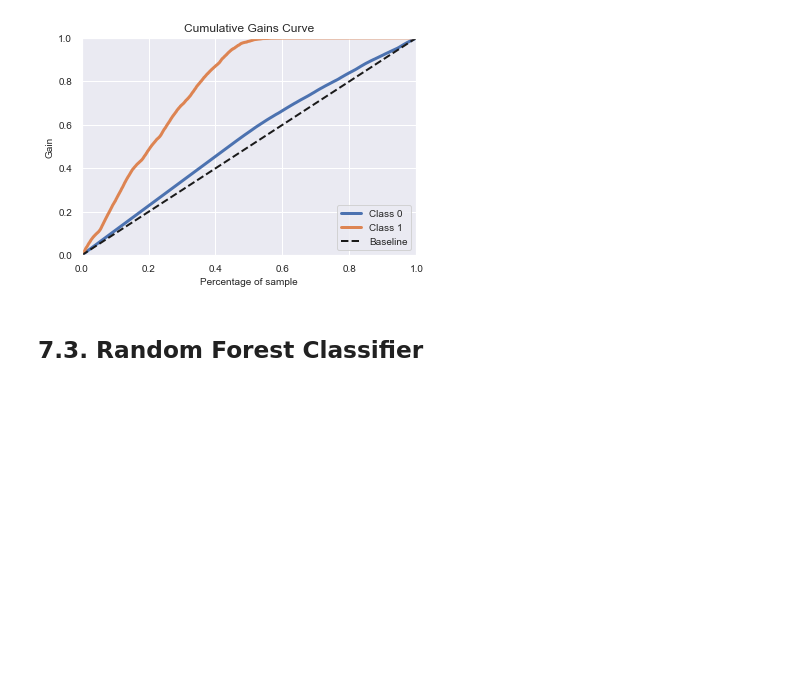
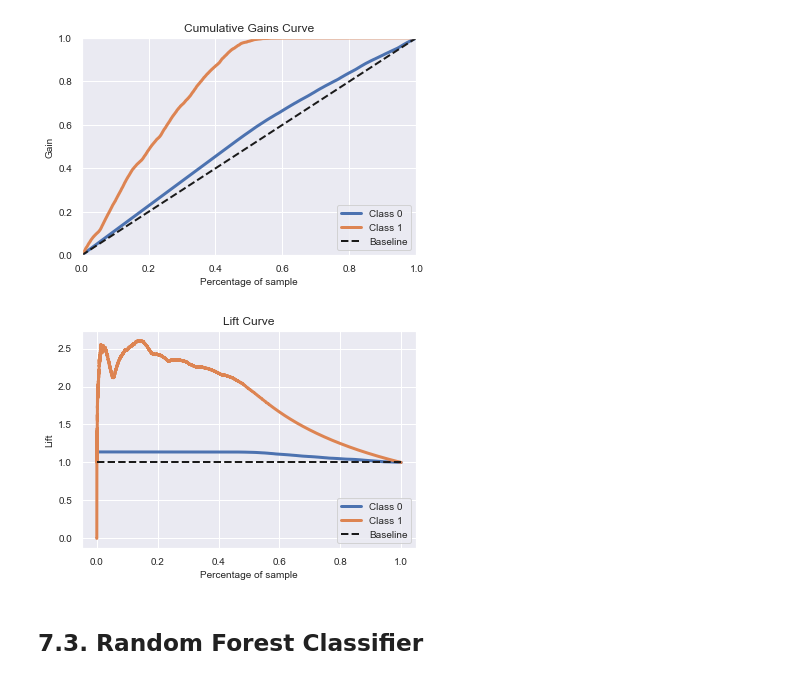
Before and after one commit to ThiagoBorgesLima/health_insurance, a Jupyter notebook: notebooks/mdfl_health_insurance_cross_sell.ipynb, the cells around one changed output. Saved outputs shown, nothing was run; the diff lists cells and outputs as text; code cells hidden in the pictures; blank space fills up the shorter version.

```diff
--- a/notebooks/mdfl_health_insurance_cross_sell.ipynb
+++ b/notebooks/mdfl_health_insurance_cross_sell.ipynb
@@ -496,6 +502,11 @@ yhat_lr = lr_model.predict_proba( x_val )
 skplt.metrics.plot_cumulative_gain( y_val, yhat_lr);
 # %% [output]
 [figure]
+# %%
+# Scikitplot library
+skplt.metrics.plot_lift_curve( y_val, yhat_lr );
+# %% [output]
+[figure, added]
 # %% [markdown]
 ## 7.3. Random Forest Classifier
 # %%
```
Also changed, not shown: parts of 8 cells of this notebook, 5 other files.
